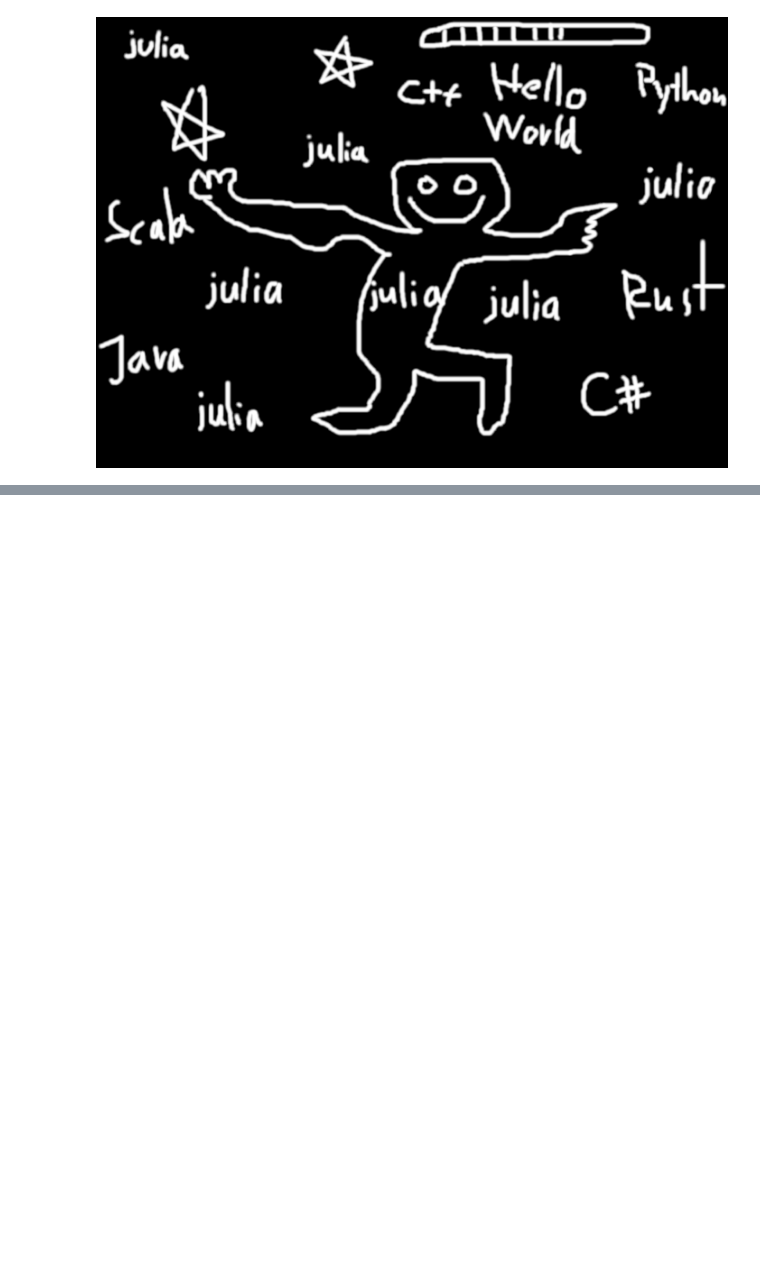
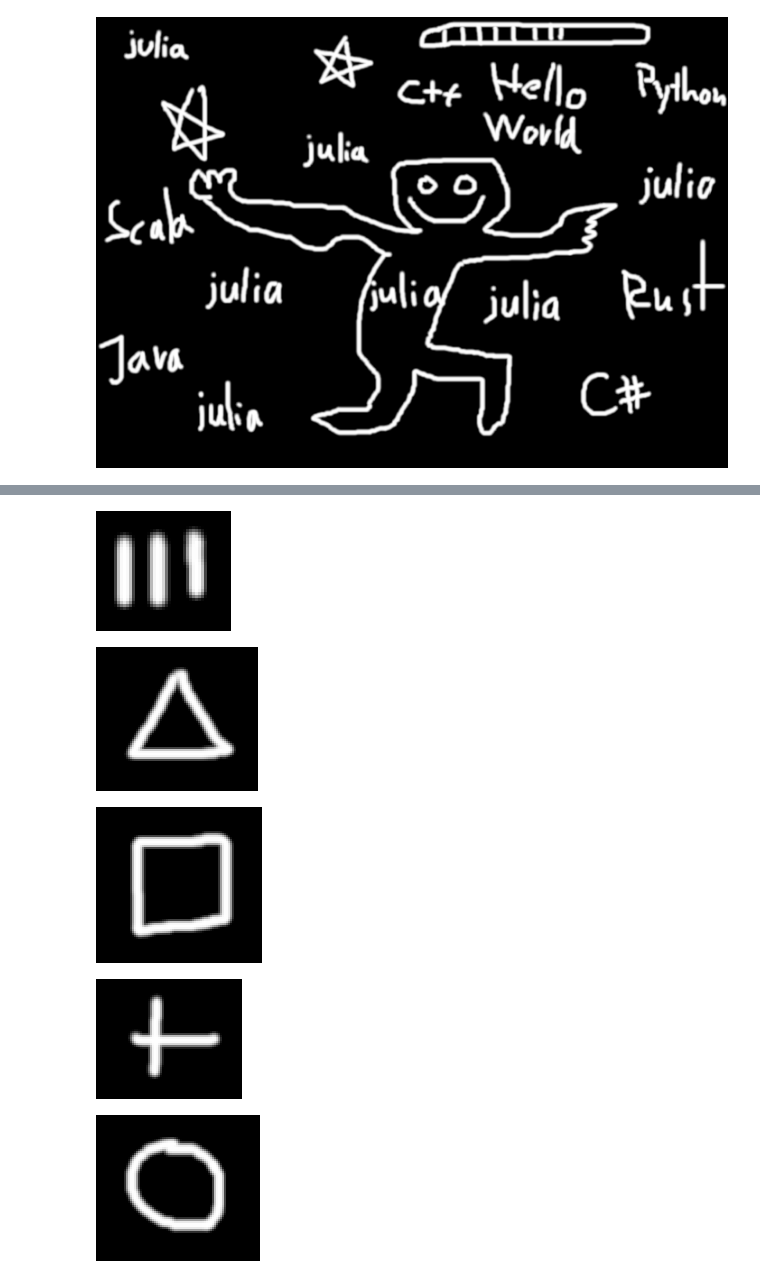
Before and after one commit to tadeohepperle/advanced_bioimage_programming, a Jupyter notebook: image_ops_julia/chamfer_matching.ipynb, the cells around one changed output, grey strips where cells are left out. Cells and saved outputs as stored; diff of their text form; code cells hidden in the pictures; blank space fills up the shorter version.

```diff
--- a/image_ops_julia/chamfer_matching.ipynb
+++ b/image_ops_julia/chamfer_matching.ipynb
@@ -50,0 +57,17 @@ visualize_chamfer_results(haystack, size(needle), results)
+# %%
+using IJulia
+shape1 = Gray{Float32}.(load("./images/input/shape1.png"))
+shape2 = Gray{Float32}.(load("./images/input/shape2.png"))
+shape3 = Gray{Float32}.(load("./images/input/shape3.png"))
+shape4 = Gray{Float32}.(load("./images/input/shape4.png"))
+shape5 = Gray{Float32}.(load("./images/input/shape5.png"))
+shapes = [shape1, shape2, shape3, shape4, shape5]
+for s in shapes
+    IJulia.display(s)
+end
+# %% [output]
+[figure, added]
+[figure, added]
+[figure, added]
+[figure, added]
+[figure, added]
```
Also changed, not shown: parts of 14 cells of this notebook, 7 other files.
